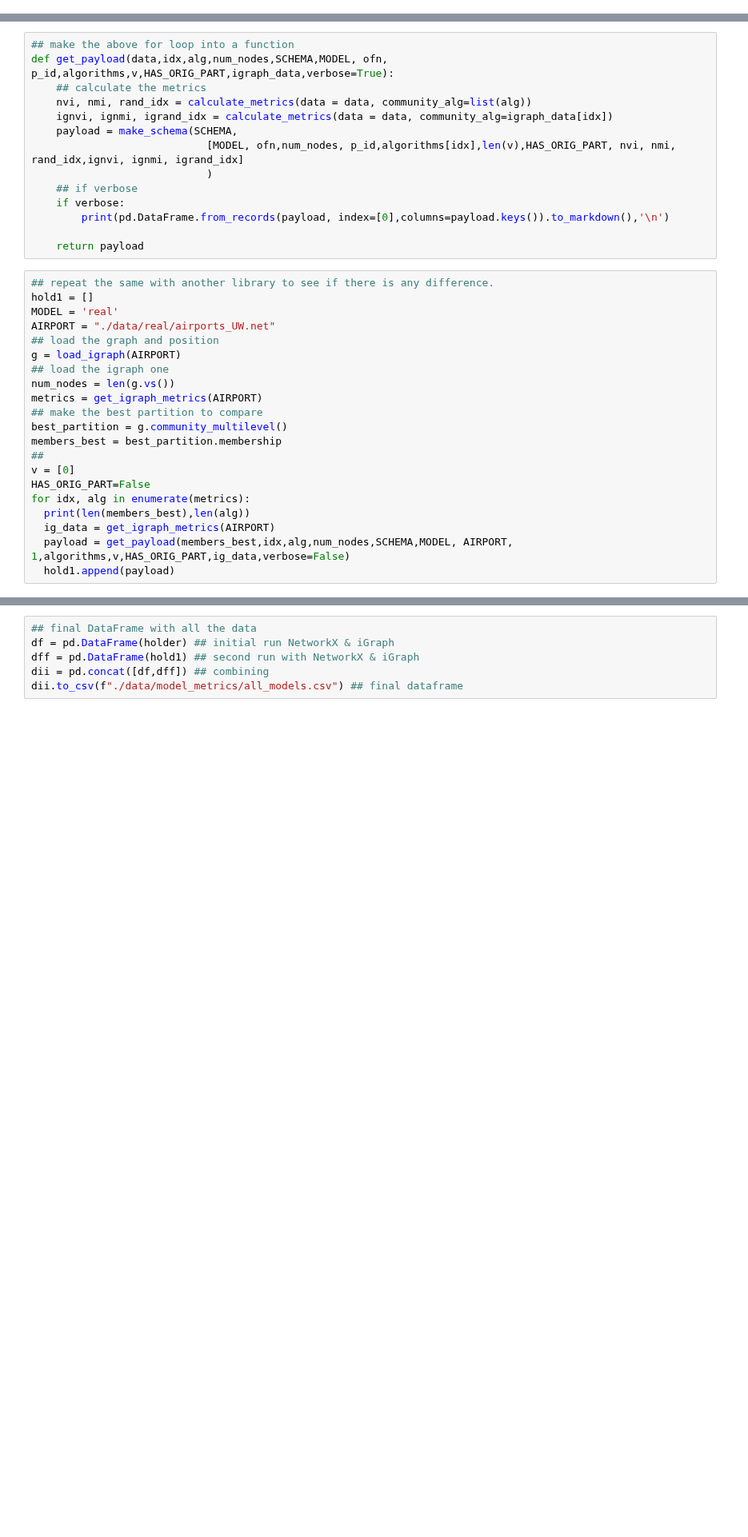
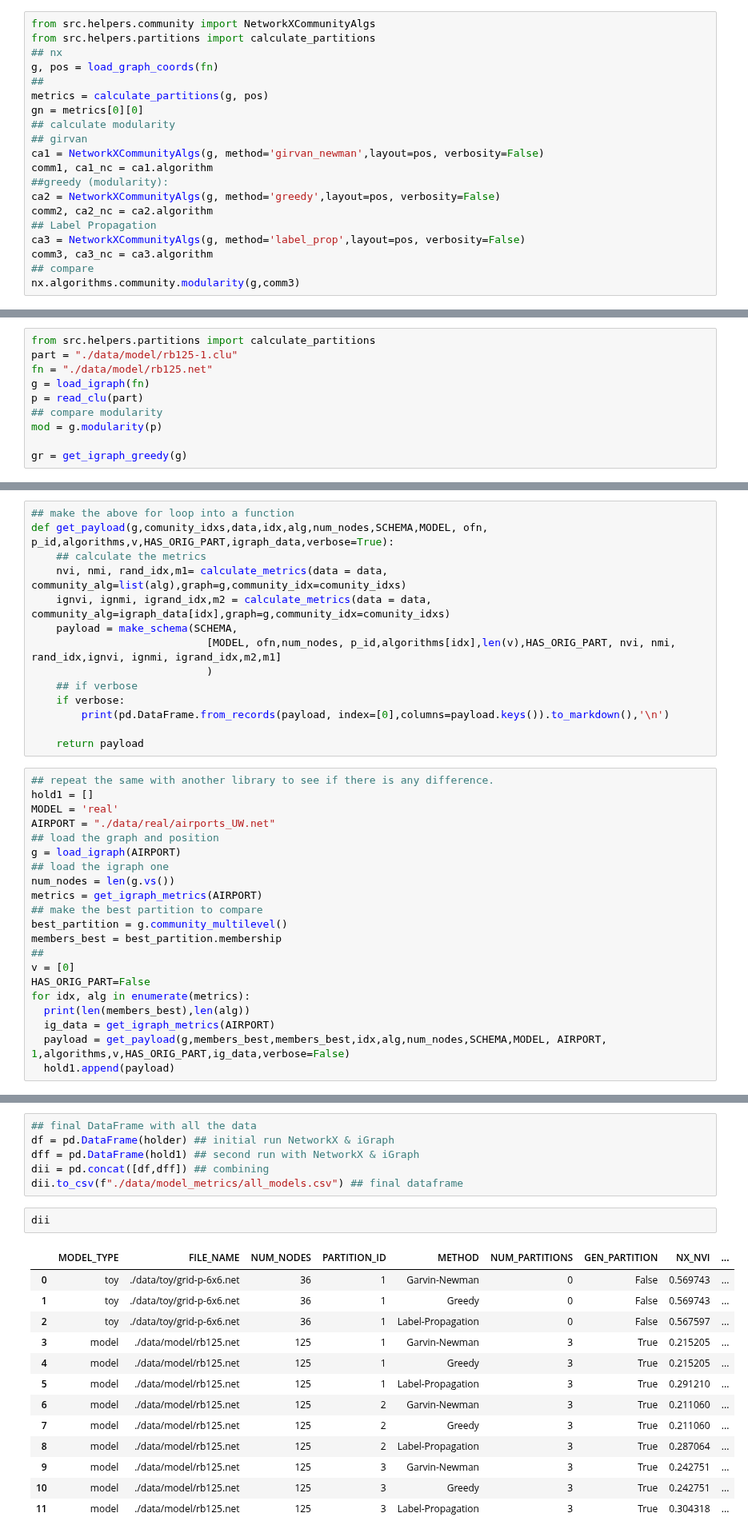
Before and after one commit to EjbejaranosAI/Complex_Networks, a Jupyter notebook: 3_Community_detection/A3-Community_Detection_Main.ipynb, the cells around one changed output, grey strips where cells are left out. Shown at 80% size. Cells and saved outputs as stored; diff of their text form; blank space fills up the shorter version.

```diff
--- a/3_Community_detection/A3-Community_Detection_Main.ipynb
+++ b/3_Community_detection/A3-Community_Detection_Main.ipynb
@@ -163,0 +173,20 @@ def get_igraph_metrics(ofn):
+# %%
+from src.helpers.community import NetworkXCommunityAlgs
+from src.helpers.partitions import calculate_partitions
+## nx
+g, pos = load_graph_coords(fn)
+##
+metrics = calculate_partitions(g, pos)
+gn = metrics[0][0]
+## calculate modularity
+## girvan
+ca1 = NetworkXCommunityAlgs(g, method='girvan_newman',layout=pos, verbosity=False)
+comm1, ca1_nc = ca1.algorithm
+##greedy (modularity):
+ca2 = NetworkXCommunityAlgs(g, method='greedy',layout=pos, verbosity=False)
+comm2, ca2_nc = ca2.algorithm
+## Label Propagation
+ca3 = NetworkXCommunityAlgs(g, method='label_prop',layout=pos, verbosity=False)
+comm3, ca3_nc = ca3.algorithm
+## compare
+nx.algorithms.community.modularity(g,comm3)
@@ -177,6 +222,16 @@ def get_payload(data,idx,alg,num_nodes,SCHEMA,MODEL, ofn, p_id,algorithms,v,HAS_
         print(pd.DataFrame.from_records(payload, index=[0],columns=payload.keys()).to_markdown(),'\n')
 
     return payload
+# %%
+from src.helpers.partitions import calculate_partitions
+part = "./data/model/rb125-1.clu"
+fn = "./data/model/rb125.net"
+g = load_igraph(fn)
+p = read_clu(part)
+## compare modularity
+mod = g.modularity(p)
+
+gr = get_igraph_greedy(g)
 # %%
 from tqdm import tqdm
 import pandas as pd
@@ -267,12 +345,12 @@ for MODEL in ["toy","model","real"]:
 ### iGraph Algorithms
 # %%
 ## make the above for loop into a function
-def get_payload(data,idx,alg,num_nodes,SCHEMA,MODEL, ofn, p_id,algorithms,v,HAS_ORIG_PART,igraph_data,verbose=True):
+def get_payload(g,comunity_idxs,data,idx,alg,num_nodes,SCHEMA,MODEL, ofn, p_id,algorithms,v,HAS_ORIG_PART,igraph_data,verbose=True):
     ## calculate the metrics
-    nvi, nmi, rand_idx = calculate_metrics(data = data, community_alg=list(alg))
-    ignvi, ignmi, igrand_idx = calculate_metrics(data = data, community_alg=igraph_data[idx])
+    nvi, nmi, rand_idx,m1= calculate_metrics(data = data, community_alg=list(alg),graph=g,community_idx=comunity_idxs)
+    ignvi, ignmi, igrand_idx,m2 = calculate_metrics(data = data, community_alg=igraph_data[idx],graph=g,community_idx=comunity_idxs)
     payload = make_schema(SCHEMA,
-                            [MODEL, ofn,num_nodes, p_id,algorithms[idx],len(v),HAS_ORIG_PART, nvi, nmi, rand_idx,ignvi, ignmi, igrand_idx]
+                            [MODEL, ofn,num_nodes, p_id,algorithms[idx],len(v),HAS_ORIG_PART, nvi, nmi, rand_idx,ignvi, ignmi, igrand_idx,m2,m1]
                             )
     ## if verbose
     if verbose:
@@ -298,5 +376,5 @@ HAS_ORIG_PART=False
 for idx, alg in enumerate(metrics):
   print(len(members_best),len(alg))
   ig_data = get_igraph_metrics(AIRPORT)
-  payload = get_payload(members_best,idx,alg,num_nodes,SCHEMA,MODEL, AIRPORT, 1,algorithms,v,HAS_ORIG_PART,ig_data,verbose=False)
+  payload = get_payload(g,members_best,members_best,idx,alg,num_nodes,SCHEMA,MODEL, AIRPORT, 1,algorithms,v,HAS_ORIG_PART,ig_data,verbose=False)
   hold1.append(payload)
@@ -306,3 +387,19 @@ df = pd.DataFrame(holder) ## initial run NetworkX & iGraph
 dff = pd.DataFrame(hold1) ## second run with NetworkX & iGraph
 dii = pd.concat([df,dff]) ## combining
 dii.to_csv(f"./data/model_metrics/all_models.csv") ## final dataframe
+# %%
+dii
+# %% [output]
+|  | MODEL_TYPE | FILE_NAME | NUM_NODES | PARTITION_ID | METHOD | NUM_PARTITIONS | GEN_PARTITION | NX_NVI | ... |
+| 0 | toy | ./data/toy/grid-p-6x6.net | 36 | 1 | Garvin-Newman | 0 | False | 0.569743 | ... |
+| 1 | toy | ./data/toy/grid-p-6x6.net | 36 | 1 | Greedy | 0 | False | 0.569743 | ... |
+| 2 | toy | ./data/toy/grid-p-6x6.net | 36 | 1 | Label-Propagation | 0 | False | 0.567597 | ... |
+| 3 | model | ./data/model/rb125.net | 125 | 1 | Garvin-Newman | 3 | True | 0.215205 | ... |
+| 4 | model | ./data/model/rb125.net | 125 | 1 | Greedy | 3 | True | 0.215205 | ... |
+| 5 | model | ./data/model/rb125.net | 125 | 1 | Label-Propagation | 3 | True | 0.291210 | ... |
+| 6 | model | ./data/model/rb125.net | 125 | 2 | Garvin-Newman | 3 | True | 0.211060 | ... |
+| 7 | model | ./data/model/rb125.net | 125 | 2 | Greedy | 3 | True | 0.211060 | ... |
+| 8 | model | ./data/model/rb125.net | 125 | 2 | Label-Propagation | 3 | True | 0.287064 | ... |
+| 9 | model | ./data/model/rb125.net | 125 | 3 | Garvin-Newman | 3 | True | 0.242751 | ... |
+| 10 | model | ./data/model/rb125.net | 125 | 3 | Greedy | 3 | True | 0.242751 | ... |
+| 11 | model | ./data/model/rb125.net | 125 | 3 | Label-Propagation | 3 | True | 0.304318 | ... |
```
Also changed, not shown: parts of 12 cells of this notebook, 15 other files.
